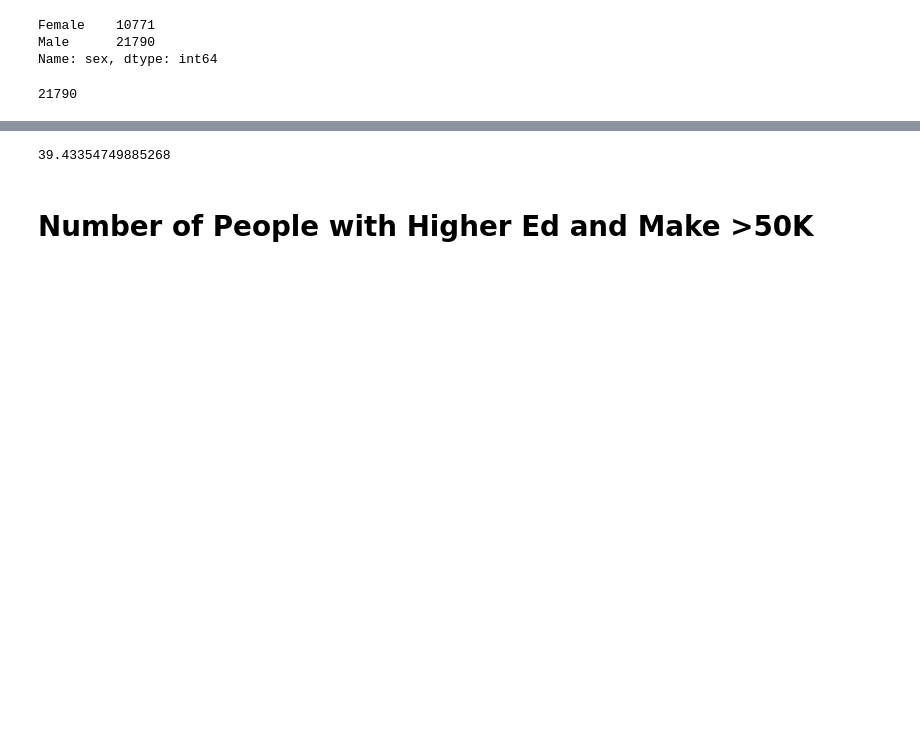
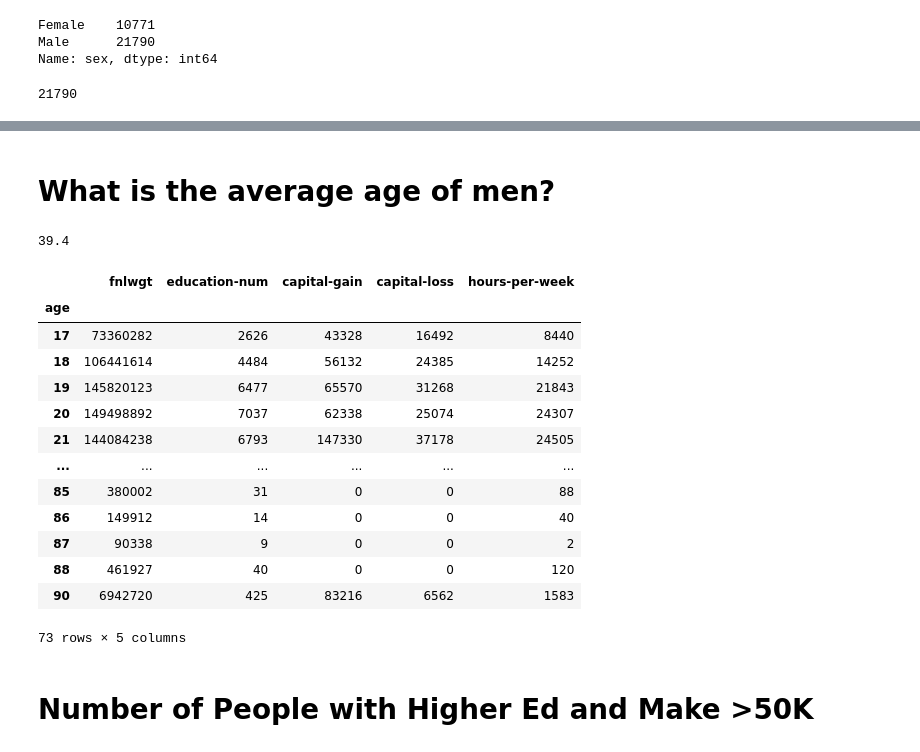
Before and after one commit to mrwoodzi/Data_Science_Certs_Progress, a Jupyter notebook: python_for_everybody/Data_Analysis_with_Python_Cert/Jupyter_Lab_Notes/demographic_data_analyzer.ipynb, the cells around one changed output, grey strips where cells are left out. Cells and saved outputs as stored; diff of their text form; code cells hidden in the pictures; blank space fills up the shorter version.

```diff
--- a/python_for_everybody/Data_Analysis_with_Python_Cert/Jupyter_Lab_Notes/demographic_data_analyzer.ipynb
+++ b/python_for_everybody/Data_Analysis_with_Python_Cert/Jupyter_Lab_Notes/demographic_data_analyzer.ipynb
@@ -64,8 +40,25 @@ number_of_males
+# %% [markdown]
+# What is the average age of men?
+# %%
+round(df.groupby(['sex']).get_group('Male').mean()[0], 1)
+# %% [output]
+39.4
 # %%
-average_age_men = male_female_values[0]/number_of_males
-average_age_men
 # %% [output]
+|  | fnlwgt | education-num | capital-gain | capital-loss | hours-per-week |
+| age |  |  |  |  |  |
+| 17 | 73360282 | 2626 | 43328 | 16492 | 8440 |
+| 18 | 106441614 | 4484 | 56132 | 24385 | 14252 |
+| 19 | 145820123 | 6477 | 65570 | 31268 | 21843 |
+| 20 | 149498892 | 7037 | 62338 | 25074 | 24307 |
+| 21 | 144084238 | 6793 | 147330 | 37178 | 24505 |
+| ... | ... | ... | ... | ... | ... |
+| 85 | 380002 | 31 | 0 | 0 | 88 |
+| 86 | 149912 | 14 | 0 | 0 | 40 |
+| 87 | 90338 | 9 | 0 | 0 | 2 |
+| 88 | 461927 | 40 | 0 | 0 | 120 |
+| 90 | 6942720 | 425 | 83216 | 6562 | 1583 |
-39.43354749885268
+73 rows × 5 columns
 # %% [markdown]
 # Number of People with Higher Ed and Make >50K
 # %%
```
Also changed, not shown: parts of 8 cells of this notebook, 5 other files.
